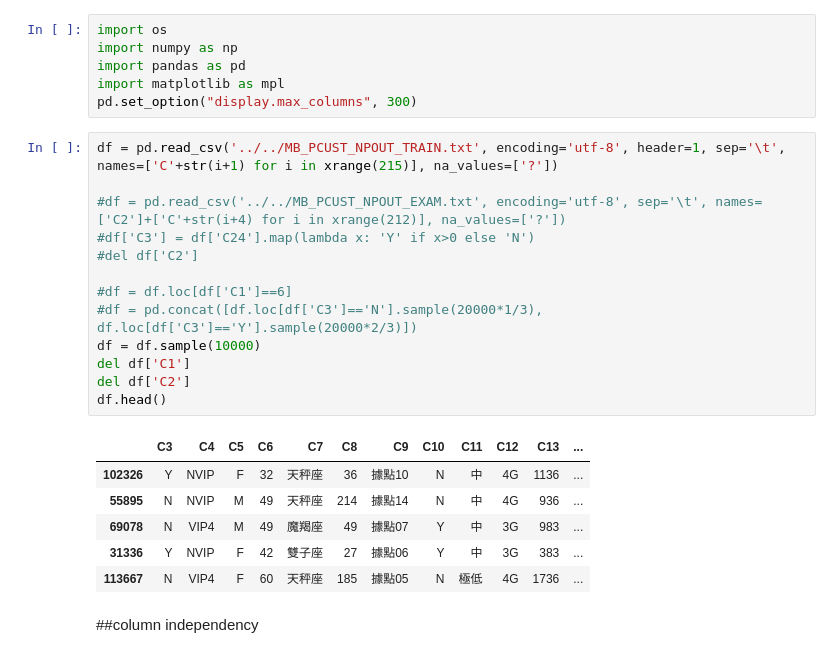
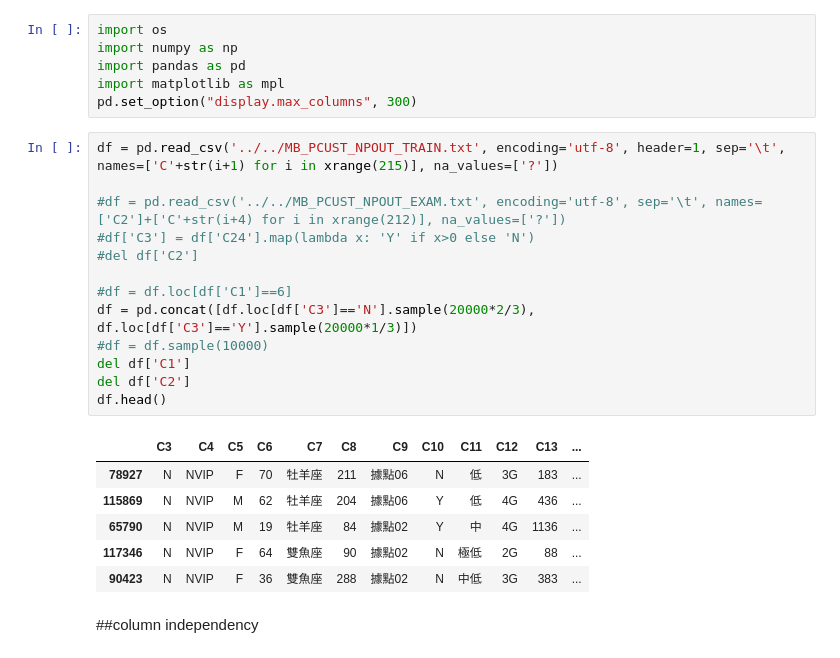
Before and after one commit to hungtzuhsuan/dataAnalytics, a Jupyter notebook: ipython/npout3_forcast.ipynb, the cells around one changed output. Drawn from its saved outputs; the diff is of its cells as text.

```diff
--- a/ipython/npout3_forcast.ipynb
+++ b/ipython/npout3_forcast.ipynb
@@ -7,23 +7,23 @@ pd.set_option("display.max_columns", 300)
 # %%
 df = pd.read_csv('../../MB_PCUST_NPOUT_TRAIN.txt', encoding='utf-8', header=1, sep='\t', names=['C'+str(i+1) for i in xrange(215)], na_values=['?'])
 
 #df = pd.read_csv('../../MB_PCUST_NPOUT_EXAM.txt', encoding='utf-8', sep='\t', names=['C2']+['C'+str(i+4) for i in xrange(212)], na_values=['?'])
 #df['C3'] = df['C24'].map(lambda x: 'Y' if x>0 else 'N')
 #del df['C2']
 
 #df = df.loc[df['C1']==6]
-#df = pd.concat([df.loc[df['C3']=='N'].sample(20000*1/3), df.loc[df['C3']=='Y'].sample(20000*2/3)])
-df = df.sample(10000)
+df = pd.concat([df.loc[df['C3']=='N'].sample(20000*2/3), df.loc[df['C3']=='Y'].sample(20000*1/3)])
+#df = df.sample(10000)
 del df['C1']
 del df['C2']
 df.head()
 # %% [output]
 |  | C3 | C4 | C5 | C6 | C7 | C8 | C9 | C10 | C11 | C12 | C13 | ... |
-| 102326 | Y | NVIP | F | 32 | 天秤座 | 36 | 據點10 | N | 中 | 4G | 1136 | ... |
-| 55895 | N | NVIP | M | 49 | 天秤座 | 214 | 據點14 | N | 中 | 4G | 936 | ... |
-| 69078 | N | VIP4 | M | 49 | 魔羯座 | 49 | 據點07 | Y | 中 | 3G | 983 | ... |
-| 31336 | Y | NVIP | F | 42 | 雙子座 | 27 | 據點06 | Y | 中 | 3G | 383 | ... |
-| 113667 | N | VIP4 | F | 60 | 天秤座 | 185 | 據點05 | N | 極低 | 4G | 1736 | ... |
+| 78927 | N | NVIP | F | 70 | 牡羊座 | 211 | 據點06 | N | 低 | 3G | 183 | ... |
+| 115869 | N | NVIP | M | 62 | 牡羊座 | 204 | 據點06 | Y | 低 | 4G | 436 | ... |
+| 65790 | N | NVIP | M | 19 | 牡羊座 | 84 | 據點02 | Y | 中 | 4G | 1136 | ... |
+| 117346 | N | NVIP | F | 64 | 雙魚座 | 90 | 據點02 | N | 極低 | 2G | 88 | ... |
+| 90423 | N | NVIP | F | 36 | 雙魚座 | 288 | 據點02 | N | 中低 | 3G | 383 | ... |
 # %% [markdown]
 ##column independency
 # %%
```
Also changed, not shown: parts of 17 cells of this notebook.
